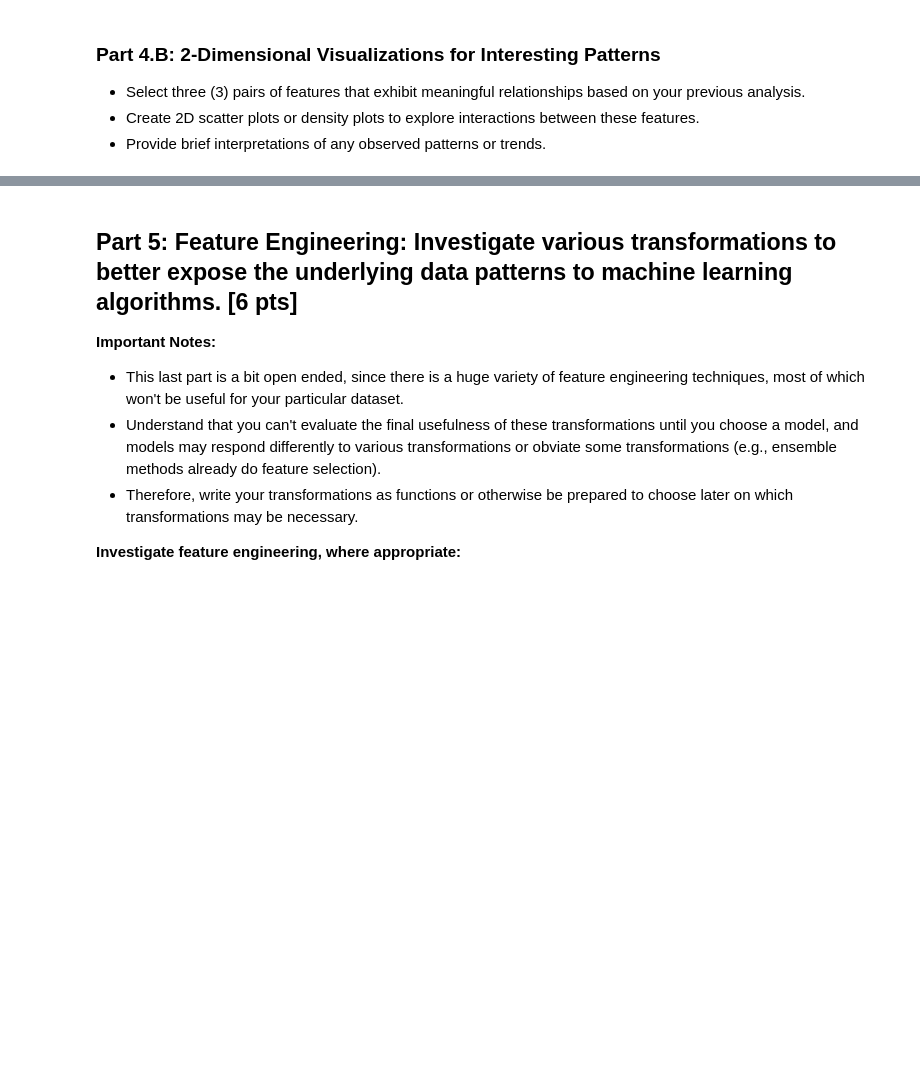
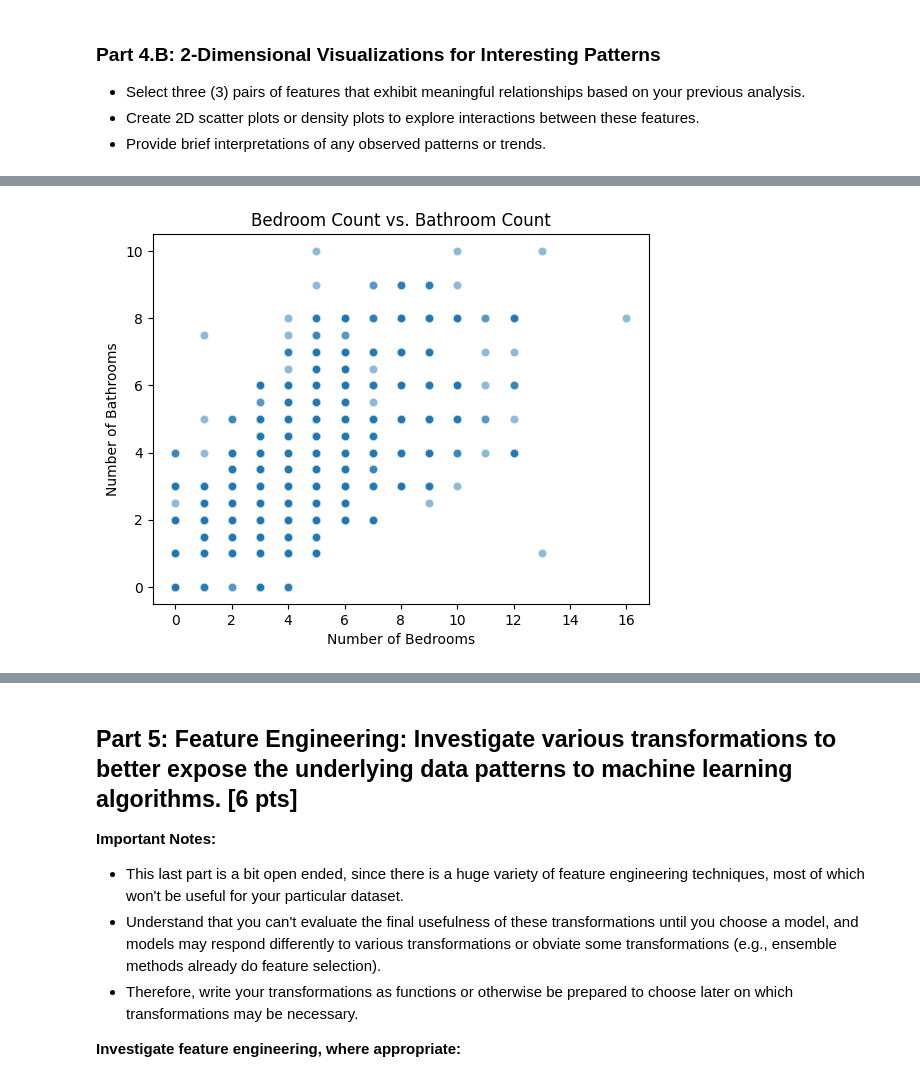
Before and after one commit to kkatoa/ML1, a Jupyter notebook: Milestone_01.ipynb, the cells around one changed output, grey strips where cells are left out. Cells and saved outputs as stored; diff of their text form; code cells hidden in the pictures; blank space fills up the shorter version.

```diff
--- a/Milestone_01.ipynb
+++ b/Milestone_01.ipynb
@@ -444,0 +631,9 @@ Pay particular attention to especially interesting and/or strongly correlated fe
+# %%
+# Bedrooms vs Bathrooms
+sns.scatterplot(data=df_cleaned, x='bedroomcnt', y='bathroomcnt', alpha=0.5)
+plt.title("Bedroom Count vs. Bathroom Count")
+plt.xlabel("Number of Bedrooms")
+plt.ylabel("Number of Bathrooms")
+plt.show()
+# %% [output]
+[figure, added]
```
Also changed, not shown: parts of 20 cells of this notebook.
